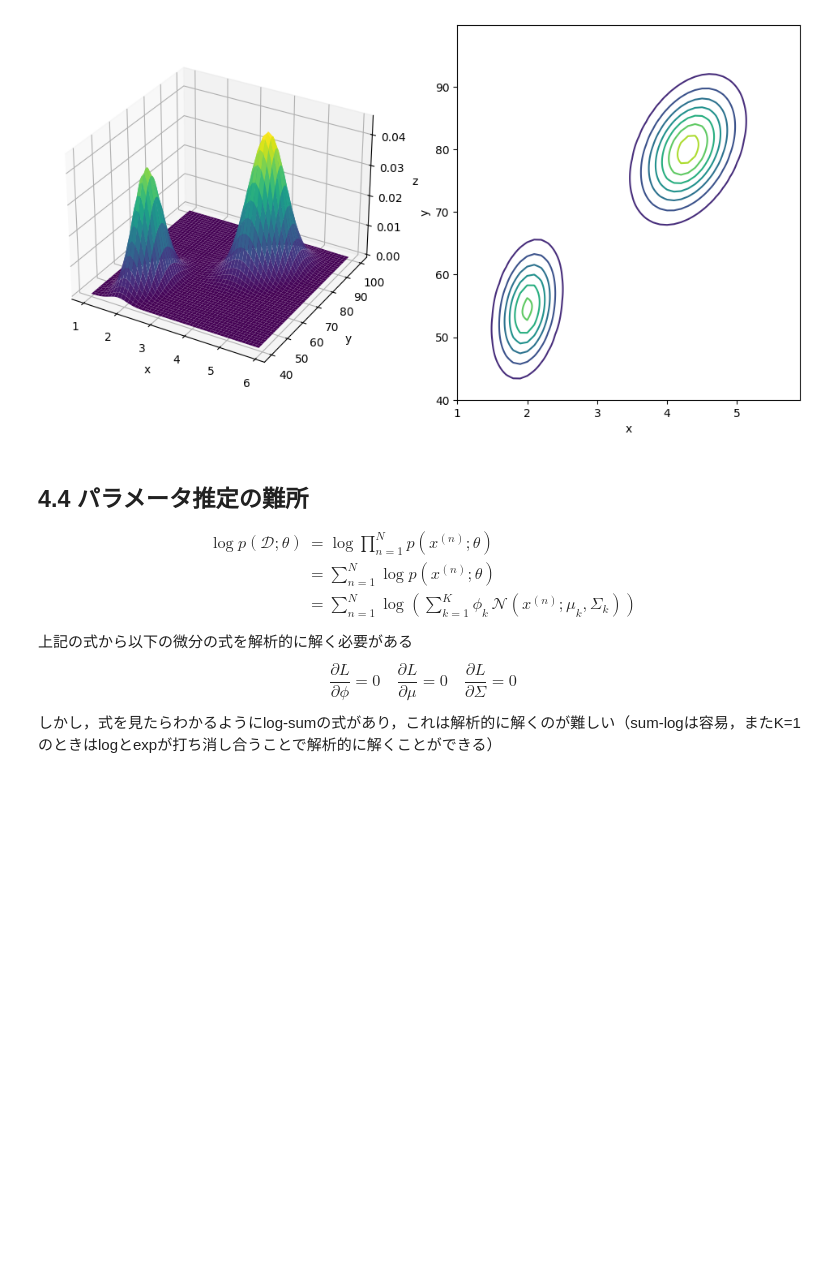
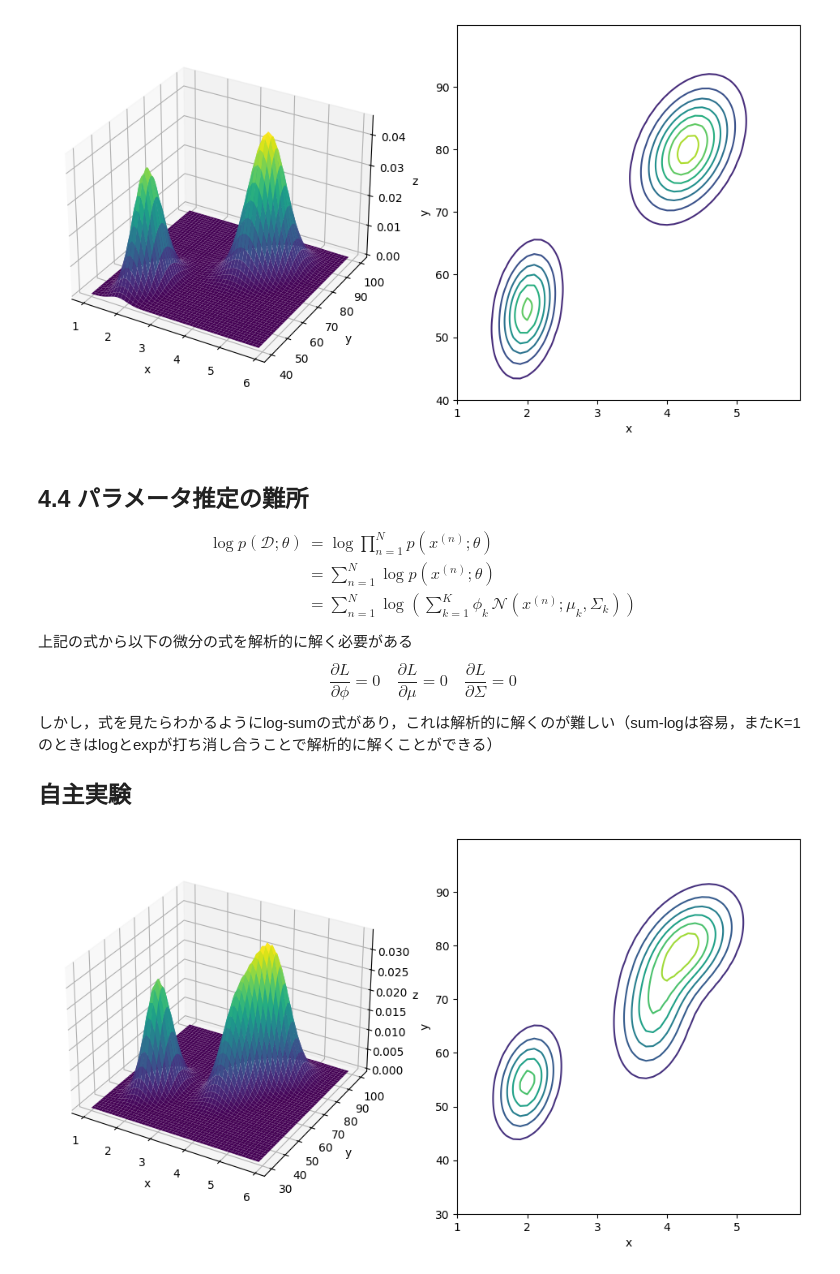
Before and after one commit to Theknom/deep0-5, a Jupyter notebook: ch04/ch04.ipynb, the cells around one changed output. Saved outputs shown, nothing was run; the diff lists cells and outputs as text; code cells hidden in the pictures; blank space fills up the shorter version.

```diff
--- a/ch04/ch04.ipynb
+++ b/ch04/ch04.ipynb
@@ -181,3 +181,41 @@ $$
 \frac{\partial L}{\partial \Sigma} = 0
 $$
 しかし，式を見たらわかるようにlog-sumの式があり，これは解析的に解くのが難しい（sum-logは容易，またK=1のときはlogとexpが打ち消し合うことで解析的に解くことができる）
+
+## 自主実験
+# %%
+mus = np.array([[2.0, 54.50],
+                [4.3, 80.0],
+                [3.8, 67.4]])
+covs = np.array([[[0.07, 0.44],
+                  [0.44, 33.7]],
+                 [[0.17, 0.94],
+                  [0.94, 36.00]],
+                 [[0.1, 0.5],
+                  [0.5, 50.0]]])
+phis = np.array([0.25, 0.45, 0.30])
+
+xs = np.arange(1, 6, 0.1)
+ys = np.arange(30, 100, 0.1)
+X, Y = np.meshgrid(xs, ys)
+Z = np.zeros_like(X)
+
+for i in range(X.shape[0]):
+    for j in range(X.shape[1]):
+        x = np.array([X[i, j], Y[i, j]])
+        Z[i, j] = gmm(x, phis, mus, covs)
+
+fig = plt.figure(figsize=(12, 6))
+ax1 = fig.add_subplot(1, 2, 1, projection='3d')
+ax1.set_xlabel('x')
+ax1.set_ylabel('y')
+ax1.set_zlabel('z')
+ax1.plot_surface(X, Y, Z, cmap='viridis')
+
+ax2 = fig.add_subplot(1, 2, 2)
+ax2.set_xlabel('x')
+ax2.set_ylabel('y')
+ax2.contour(X, Y, Z)
+plt.show()
+# %% [output]
+[figure, added]
```
Also changed, not shown: parts of 1 cell of this notebook, 1 other file.
